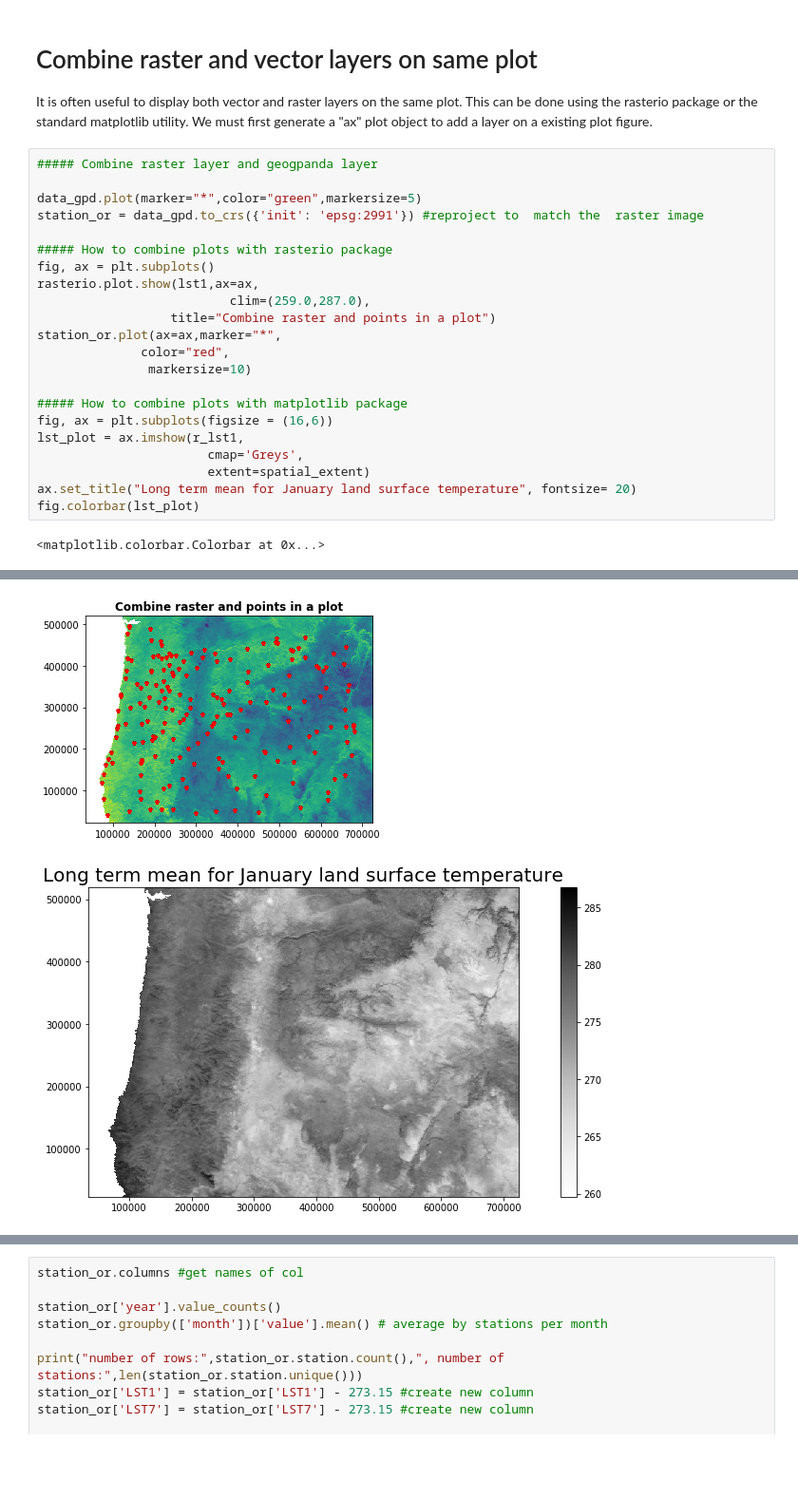
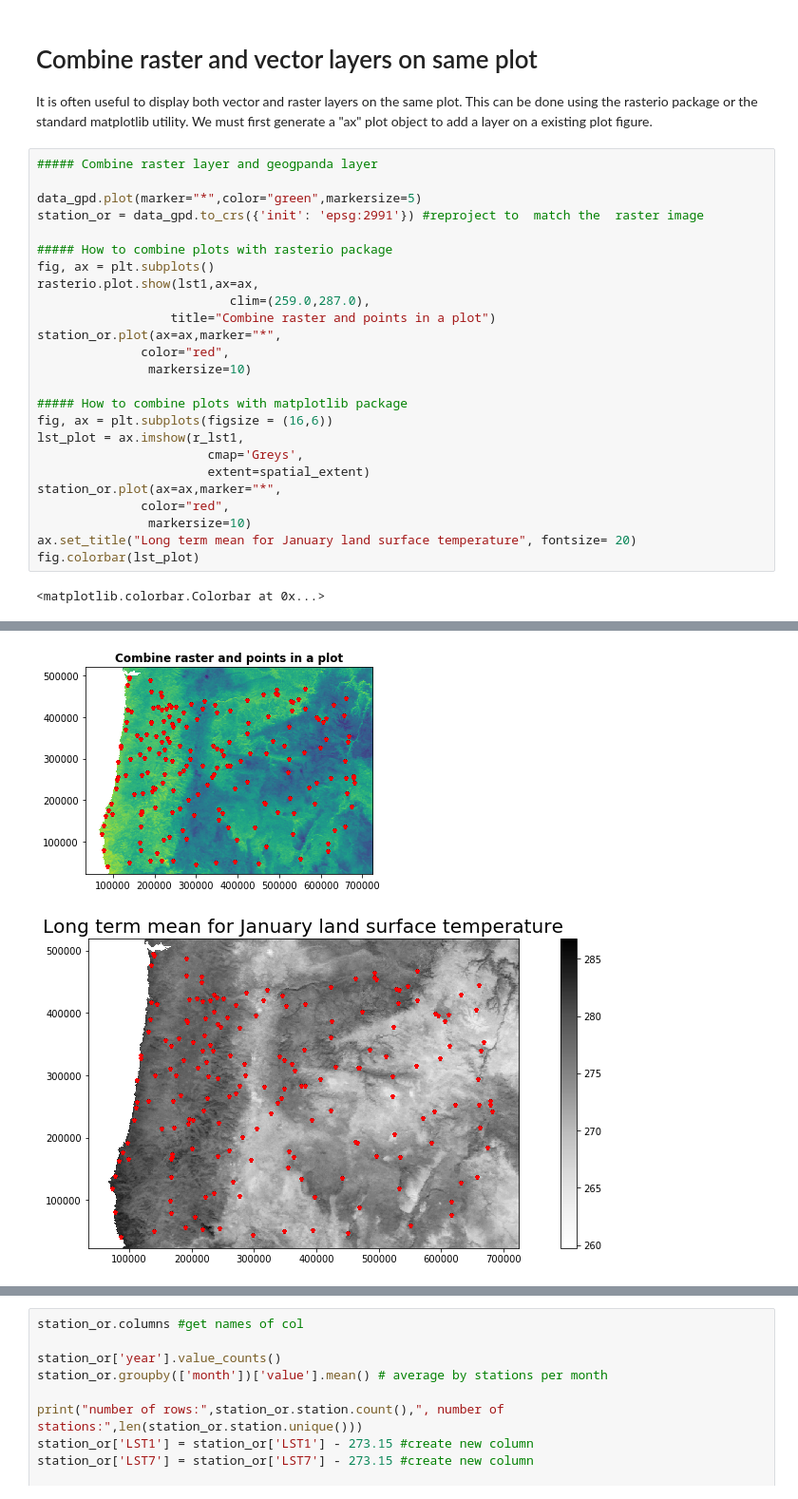
Before and after one commit to bparment1/workshops_courses_spatial_analyses, a Jupyter notebook: regression_temperature.ipynb, the cells around one changed output, grey strips where cells are left out. Shown at 95% size. Cells and saved outputs as stored; diff of their text form; blank space fills up the shorter version.

```diff
--- a/regression_temperature.ipynb
+++ b/regression_temperature.ipynb
@@ -253,30 +263,33 @@ It is often useful to display both vector and raster layers on the same plot. Th
 # %%
 ##### Combine raster layer and geogpanda layer
 
 data_gpd.plot(marker="*",color="green",markersize=5)
 station_or = data_gpd.to_crs({'init': 'epsg:2991'}) #reproject to  match the  raster image
 
 ##### How to combine plots with rasterio package
 fig, ax = plt.subplots()
 rasterio.plot.show(lst1,ax=ax,
                           clim=(259.0,287.0),
                   title="Combine raster and points in a plot")
 station_or.plot(ax=ax,marker="*",
               color="red",
                markersize=10)
 
 ##### How to combine plots with matplotlib package
 fig, ax = plt.subplots(figsize = (16,6))
 lst_plot = ax.imshow(r_lst1,
                        cmap='Greys',
                        extent=spatial_extent)
+station_or.plot(ax=ax,marker="*",
+              color="red",
+               markersize=10)
 ax.set_title("Long term mean for January land surface temperature", fontsize= 20)
 fig.colorbar(lst_plot)
 # %% [output]
 <matplotlib.colorbar.Colorbar at 0x...>
 [figure]
 [figure]
-[figure, old version]
+[figure, new version]
 # %% [markdown]
 ## PART II: Extract information from raster and prepare covariates
 
```
Also changed, not shown: parts of 9 cells of this notebook.
